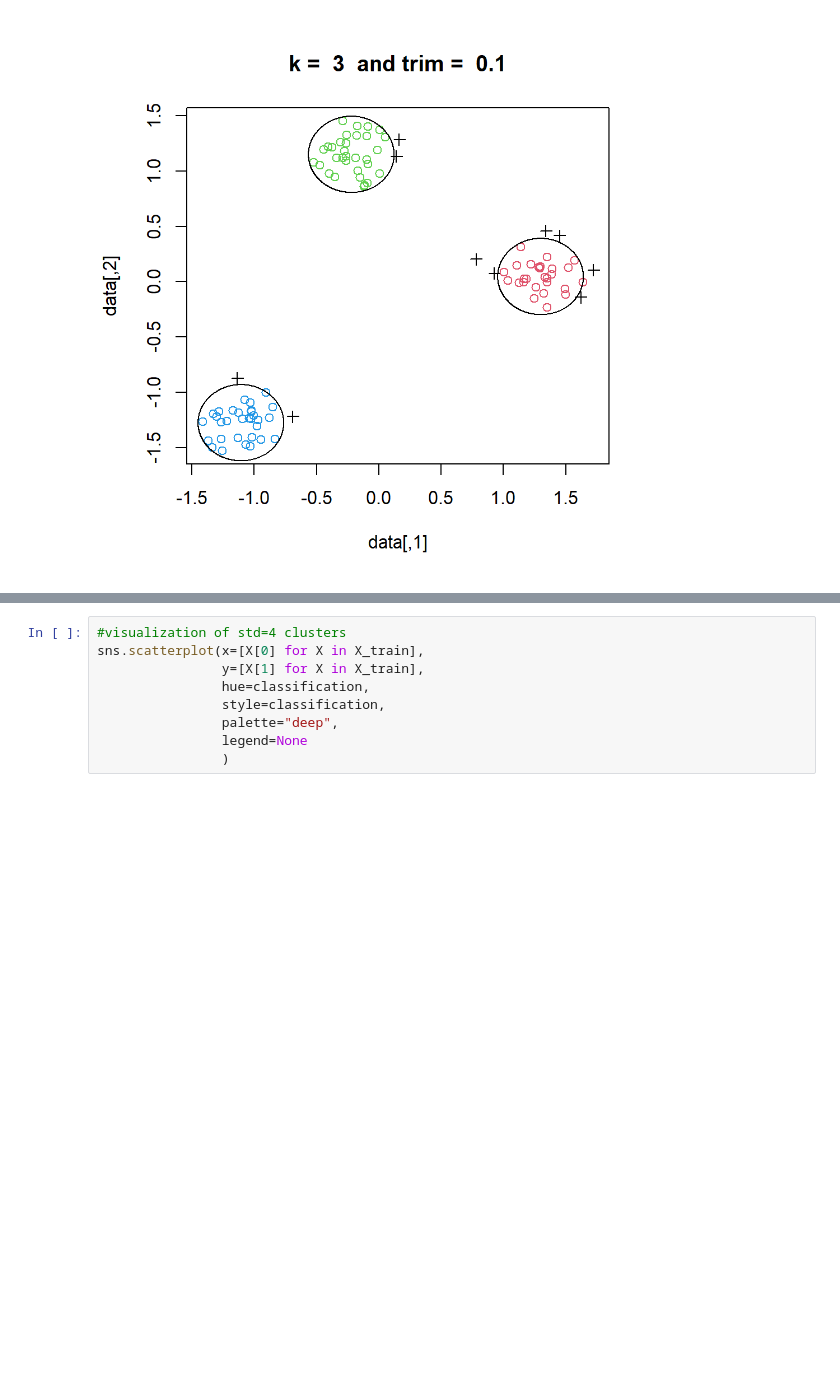
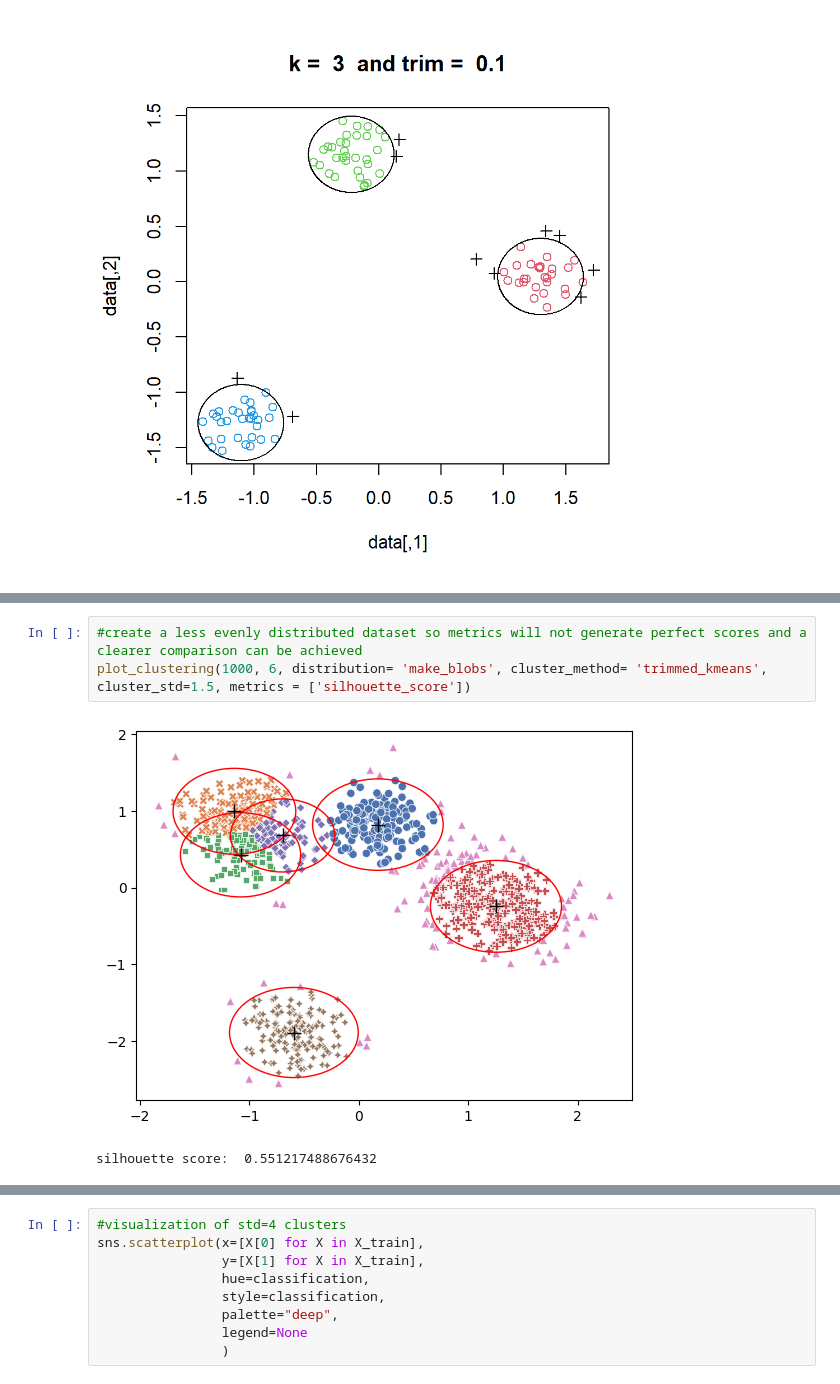
Before and after one commit to ArthRie/trimkmeans, a Jupyter notebook: metric_evaluation.ipynb, the cells around one changed output, grey strips where cells are left out. Cells and saved outputs as stored; diff of their text form; blank space fills up the shorter version.

```diff
--- a/metric_evaluation.ipynb
+++ b/metric_evaluation.ipynb
@@ -192,2 +115,8 @@ plt.plot([x for x, _ in kmeans.cluster_centers_],
+# %%
+#create a less evenly distributed dataset so metrics will not generate perfect scores and a clearer comparison can be achieved
+plot_clustering(1000, 6, distribution= 'make_blobs', cluster_method= 'trimmed_kmeans', cluster_std=1.5, metrics = ['silhouette_score'])
+# %% [output]
+[figure, added]
+silhouette score:  0.551217488676432
 # %%
 #Silhouette score for kmeans n_samples=1000, centers = 6, cluster_std=1.5
```
Also changed, not shown: parts of 59 cells of this notebook, 4 other files.
